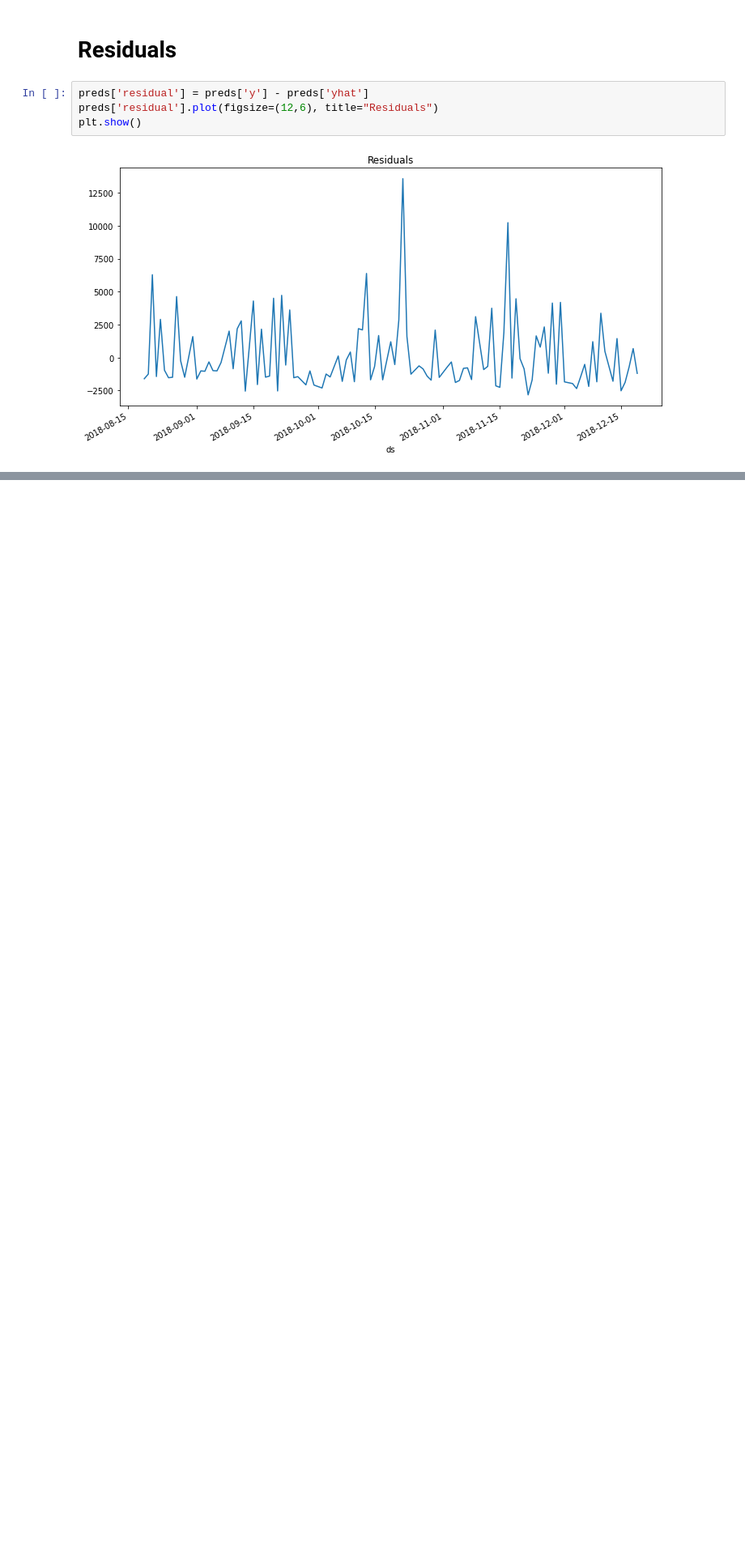
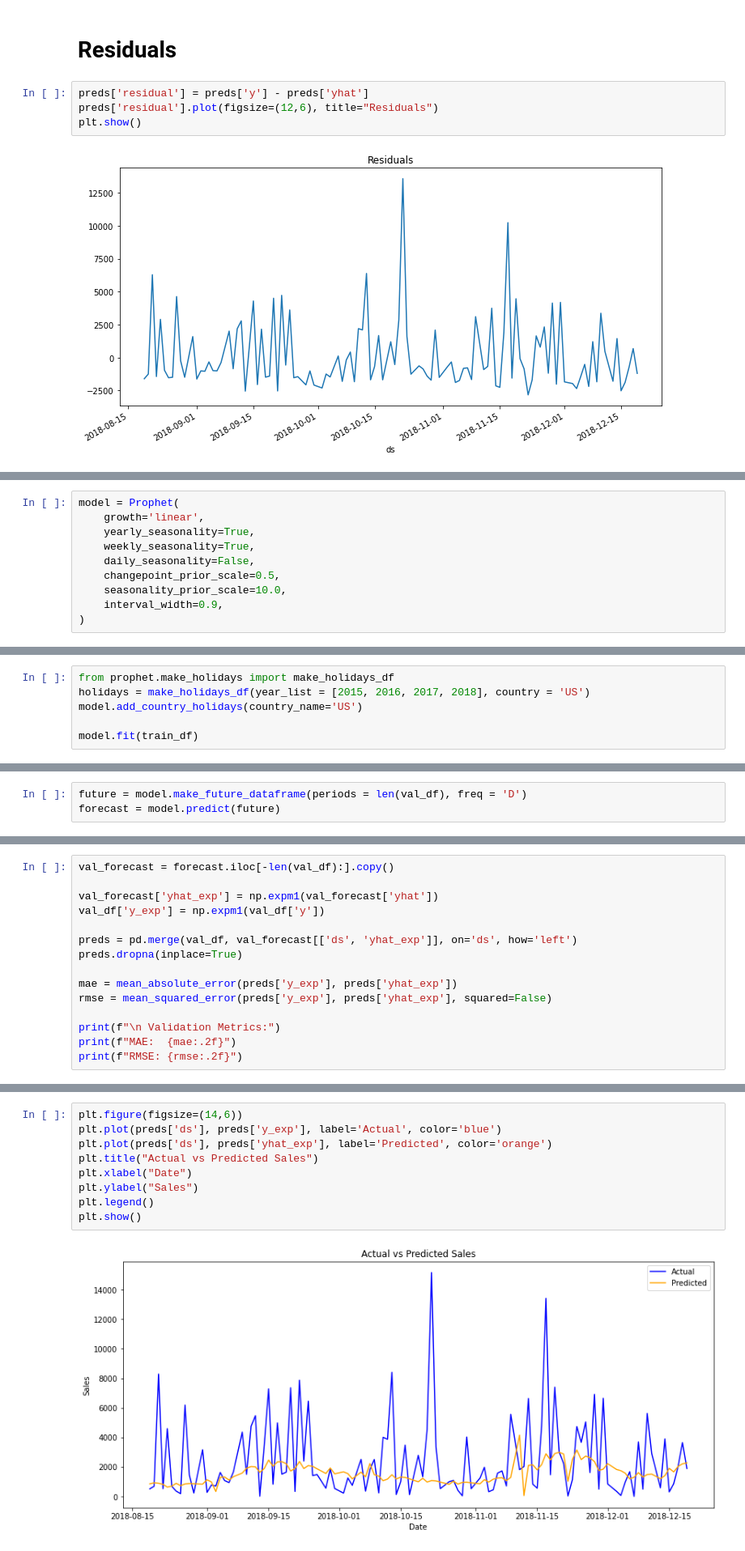
Before and after one commit to bijay-odyssey/Time-Series-Forecasting, a Jupyter notebook: forecastingbyOrderds.ipynb, the cells around one changed output, grey strips where cells are left out. Shown at 81% size. Cells and saved outputs as stored; diff of their text form; blank space fills up the shorter version.

Commit message:
Kaggle Notebook | Predicting Future by Prophet | Tuned

```diff
--- a/forecastingbyOrderds.ipynb
+++ b/forecastingbyOrderds.ipynb
@@ -127,0 +196,10 @@ plt.show()
+# %%
+model = Prophet(
+    growth='linear',
+    yearly_seasonality=True,
+    weekly_seasonality=True,
+    daily_seasonality=False,
+    changepoint_prior_scale=0.5,
+    seasonality_prior_scale=10.0,
+    interval_width=0.9,
+)
@@ -127,0 +208,6 @@ plt.show()
+# %%
+from prophet.make_holidays import make_holidays_df
+holidays = make_holidays_df(year_list = [2015, 2016, 2017, 2018], country = 'US')
+model.add_country_holidays(country_name='US')
+
+model.fit(train_df)
@@ -127,0 +220,3 @@ plt.show()
+# %%
+future = model.make_future_dataframe(periods = len(val_df), freq = 'D')
+forecast = model.predict(future)
@@ -127,0 +225,15 @@ plt.show()
+# %%
+val_forecast = forecast.iloc[-len(val_df):].copy()
+
+val_forecast['yhat_exp'] = np.expm1(val_forecast['yhat'])
+val_df['y_exp'] = np.expm1(val_df['y'])
+
+preds = pd.merge(val_df, val_forecast[['ds', 'yhat_exp']], on='ds', how='left')
+preds.dropna(inplace=True)
+
+mae = mean_absolute_error(preds['y_exp'], preds['yhat_exp'])
+rmse = mean_squared_error(preds['y_exp'], preds['yhat_exp'], squared=False)
+
+print(f"\n Validation Metrics:")
+print(f"MAE:  {mae:.2f}")
+print(f"RMSE: {rmse:.2f}")
@@ -127,0 +246,11 @@ plt.show()
+# %%
+plt.figure(figsize=(14,6))
+plt.plot(preds['ds'], preds['y_exp'], label='Actual', color='blue')
+plt.plot(preds['ds'], preds['yhat_exp'], label='Predicted', color='orange')
+plt.title("Actual vs Predicted Sales")
+plt.xlabel("Date")
+plt.ylabel("Sales")
+plt.legend()
+plt.show()
+# %% [output]
+[figure, added]
```
Also changed, not shown: parts of 21 cells of this notebook.
